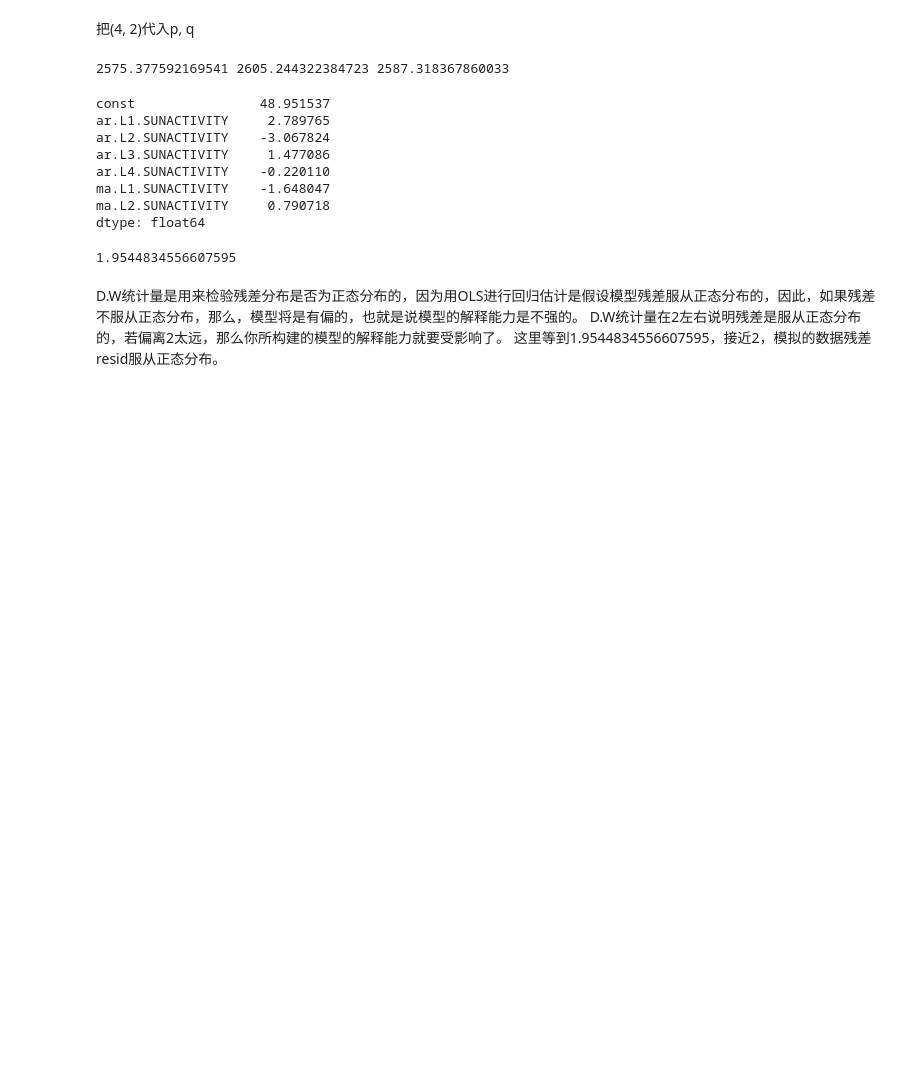
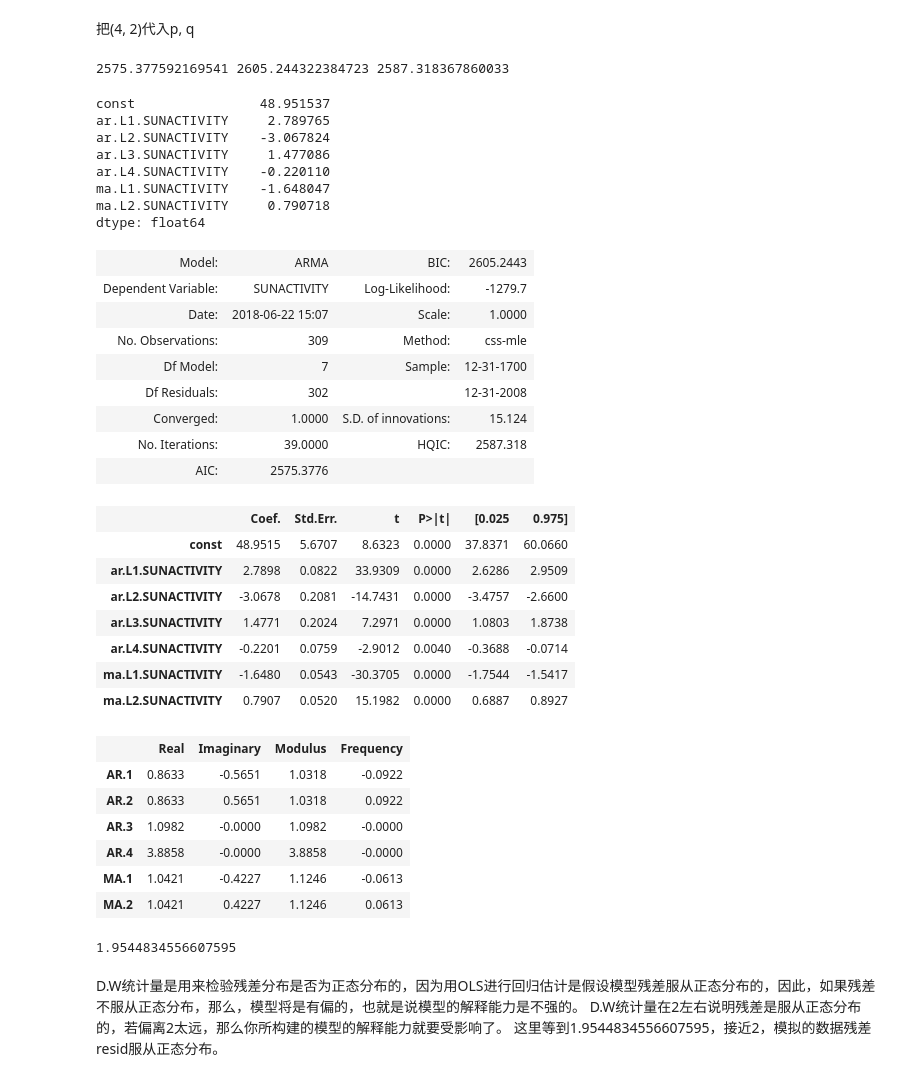
Before and after one commit to scalaview/dbhouse, a Jupyter notebook: notebooks/ARMA-model.ipynb, the cells around one changed output. Cells and saved outputs as stored; diff of their text form; code cells hidden in the pictures; blank space fills up the shorter version.

```diff
--- a/notebooks/ARMA-model.ipynb
+++ b/notebooks/ARMA-model.ipynb
@@ -91,6 +91,33 @@ ar.L4.SUNACTIVITY    -0.220110
 ma.L1.SUNACTIVITY    -1.648047
 ma.L2.SUNACTIVITY     0.790718
 dtype: float64
+# %%
+arma_mod30.summary2()  #输出一份模型报告
+# %% [output]
+| Model: | ARMA | BIC: | 2605.2443 |
+| Dependent Variable: | SUNACTIVITY | Log-Likelihood: | -1279.7 |
+| Date: | 2018-06-22 15:07 | Scale: | 1.0000 |
+| No. Observations: | 309 | Method: | css-mle |
+| Df Model: | 7 | Sample: | 12-31-1700 |
+| Df Residuals: | 302 |  | 12-31-2008 |
+| Converged: | 1.0000 | S.D. of innovations: | 15.124 |
+| No. Iterations: | 39.0000 | HQIC: | 2587.318 |
+| AIC: | 2575.3776 |  |  |
+|  | Coef. | Std.Err. | t | P>|t| | [0.025 | 0.975] |
+| const | 48.9515 | 5.6707 | 8.6323 | 0.0000 | 37.8371 | 60.0660 |
+| ar.L1.SUNACTIVITY | 2.7898 | 0.0822 | 33.9309 | 0.0000 | 2.6286 | 2.9509 |
+| ar.L2.SUNACTIVITY | -3.0678 | 0.2081 | -14.7431 | 0.0000 | -3.4757 | -2.6600 |
+| ar.L3.SUNACTIVITY | 1.4771 | 0.2024 | 7.2971 | 0.0000 | 1.0803 | 1.8738 |
+| ar.L4.SUNACTIVITY | -0.2201 | 0.0759 | -2.9012 | 0.0040 | -0.3688 | -0.0714 |
+| ma.L1.SUNACTIVITY | -1.6480 | 0.0543 | -30.3705 | 0.0000 | -1.7544 | -1.5417 |
+| ma.L2.SUNACTIVITY | 0.7907 | 0.0520 | 15.1982 | 0.0000 | 0.6887 | 0.8927 |
+|  | Real | Imaginary | Modulus | Frequency |
+| AR.1 | 0.8633 | -0.5651 | 1.0318 | -0.0922 |
+| AR.2 | 0.8633 | 0.5651 | 1.0318 | 0.0922 |
+| AR.3 | 1.0982 | -0.0000 | 1.0982 | -0.0000 |
+| AR.4 | 3.8858 | -0.0000 | 3.8858 | -0.0000 |
+| MA.1 | 1.0421 | -0.4227 | 1.1246 | -0.0613 |
+| MA.2 | 1.0421 | 0.4227 | 1.1246 | 0.0613 |
 # %%
 sm.stats.durbin_watson(arma_mod30.resid.values)
 # %% [output]
```
